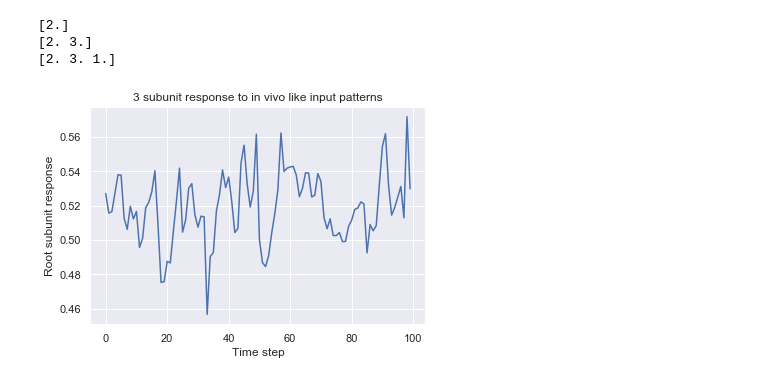
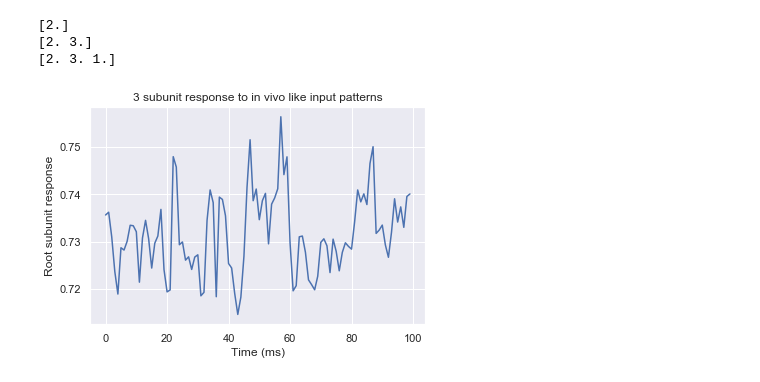
Before and after one commit to eap40/iib-neuro-proj, a Jupyter notebook: iib-testing.ipynb, the cells around one changed output. Drawn from its saved outputs; the diff is of its cells as text; code cells hidden in the pictures.

```diff
--- a/iib-testing.ipynb
+++ b/iib-testing.ipynb
@@ -3,10 +3,18 @@
 # %%
 import numpy as np
+import time
+import progressbar
+from tqdm import tqdm
+import matplotlib
 import matplotlib.pyplot as plt
+from scipy.stats import truncexpon
 from utils import *
 from gen_inputs import *
 from functs_inputs import *
 from sim_hLN import *
+
+matplotlib.rcParams["savefig.dpi"] = 200
+matplotlib.rcParams["legend.frameon"] = False
 # %% [markdown]
 ### Generate some 'realisitc' inputs
 # %%
@@ -118,7 +143,8 @@ plt.show()
 # now parameters for 2 layer, 3 subunit model
 # all excitatory inputs to 1 subunit, all inhibitory to other unit in outer layer, then combine at root subunit
 Jc_2 = np.array([0, 1, 1])
-M_2 = len(Jc_sing) #number of subunits
+M_2 = len(Jc_2) #number of subunits
+Jw_2 = np.full([M_2,1], 1) #coupling weights 1 for all branches intially
 
 
 Wce_2 = [[], np.arange(0, X_e.shape[0], 1), []] #all input excitatory neurons connected to subunit 2
@@ -127,9 +153,9 @@ Wci_2 = [[], [], np.arange(N_soma, N_soma + X_i.shape[0] -1, 1)] #all input inhi
 Wwi_2 = [[], [], np.full(X_i.shape[0], -1)] #weighting matrix - all inhibitory neurons connected with weight -1
 Tau_e2 = [[], np.full(X_e.shape[0], 1), []] #all excitatory time constants 1
 Tau_i2 = [[], [], np.full(X_i.shape[0], 1)] #all inhibitory time constants 1
-Th_2 = [1, 0, 0] #no offset in all sigmoids
+Th_2 = [0, -1, 1] #no offset in all sigmoids
 
-resp_2 = sim_hLN(X=X_tot, dt=1, Jc=Jc_2, Wce=Wce_2, Wwe=Wwe_2, Wci=Wci_2, Wwi=Wwi_2, Tau_e=Tau_e2, Tau_i=Tau_i2, Th=Th_2, mult_inputs=True)
+resp_2 = sim_hLN(X=X_tot, dt=1, Jc=Jc_2, Jw=Jw_2, Wce=Wce_2, Wwe=Wwe_2, Wci=Wci_2, Wwi=Wwi_2, Tau_e=Tau_e2, Tau_i=Tau_i2, Th=Th_2, mult_inputs=True)
 # %% [output]
 [2.]
 [2. 3.]
@@ -137,8 +163,9 @@ resp_2 = sim_hLN(X=X_tot, dt=1, Jc=Jc_2, Wce=Wce_2, Wwe=Wwe_2, Wci=Wci_2, Wwi=Ww
 # %%
 plt.plot(resp_2[4900:5000])
 plt.title("3 subunit response to in vivo like input patterns")
-plt.xlabel("Time step")
+plt.xlabel("Time (ms)")
 plt.ylabel("Root subunit response")
+# plt.savefig("Jc_2_potential.png")
 plt.show()
 # %% [output]
-[figure, old version]
+[figure, new version]
```
Also changed, not shown: parts of 18 cells of this notebook.
